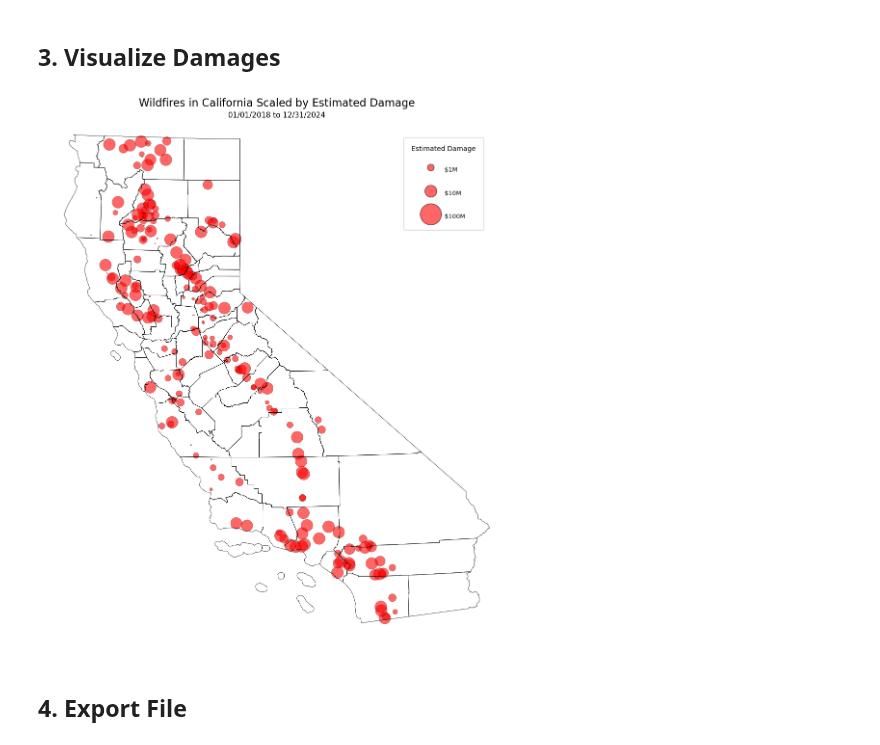
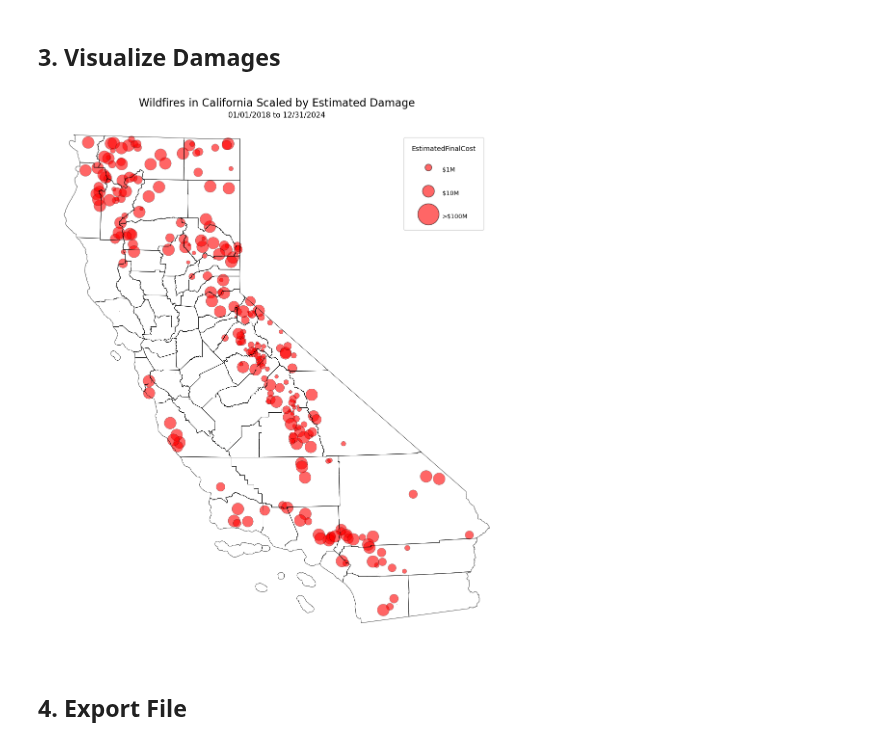
Before and after one commit to dustinlit/California-Wildfire-Ignition-ML-Modeling, a Jupyter notebook: Version2/01_Fire_Damage_Processing.ipynb, the cells around one changed output. Drawn from its saved outputs; the diff is of its cells as text; code cells hidden in the pictures.

```diff
--- a/Version2/01_Fire_Damage_Processing.ipynb
+++ b/Version2/01_Fire_Damage_Processing.ipynb
@@ -421,0 +152,4 @@ plt.tight_layout()
+# %%
+clean_fires['EstimatedFinalCost'] = clean_fires['EstimatedFinalCost'].fillna(0)
+# %%
+clean_fires['FireOutDateTime'] = clean_fires['FireOutDateTime'].fillna(clean_fires['Date'])
@@ -421,0 +172,2 @@ plt.tight_layout()
+# %%
+clean_fires = clean_fires[clean_fires['EstimatedFinalCost'] > 0]
@@ -425,8 +193,8 @@ plt.tight_layout()
 counties_gdf = gpd.read_file('../data/raw/CA_Counties.shp').to_crs(epsg=4326)
 # %%
 fire_gdf = gpd.GeoDataFrame(
-    fire_damages,
-    geometry=gpd.points_from_xy(fire_damages['Lon'], fire_damages['Lat']),
+    clean_fires,
+    geometry=gpd.points_from_xy(clean_fires['Fire_Longitude'], clean_fires['Fire_Latitude']),
     crs='EPSG:4326'
 )
 # %%
@@ -445,6 +213,6 @@ weights = fire_clipped['Estimated Damage'].clip(upper=1e7)  # Optional: cap very
 # %%
 # Clean damage values (optional: clip large outliers for better scaling)
-damage = fire_proj['Estimated Damage'].clip(upper=1e7)
+damage = fire_proj['EstimatedFinalCost'].clip(upper=1e7)
 
 # Scale circle sizes
 circle_sizes = np.sqrt(damage) / 10 # Square root to reduce skew, adjust divisor to taste
@@ -470,39 +238,39 @@ legend_values = [1e6, 1e7, 1e8]  # Reference damages
 legend_sizes = [np.sqrt(v) / 10 for v in legend_values]
 
 # Create dummy points for the legend
-for size, label in zip(legend_sizes, ['$1M', '$10M', '$100M']):
+for size, label in zip(legend_sizes, ['$1M', '$10M', '>$100M']):
     ax.scatter([], [], s=size, color='red', alpha=0.6, edgecolor='black', label=label)
 
 # Apply vertical spacing and style
 ax.legend(
-    title='Estimated Damage',
+    title='EstimatedFinalCost',
     loc='upper right',
     frameon=True,
     labelspacing=2.0,      # vertical spacing between labels
     handleheight=2.5,
     handlelength=3.0,  # increases size of blank marker handles
     borderpad=1.3,         # space between legend border and content
     borderaxespad=4.5,     # space between legend and axes
     title_fontsize=10,
     fontsize=9
 )
 
 
 # Add title and formatting
 ax.set_title("Wildfires in California Scaled by Estimated Damage", fontsize=16)
 ax.text(
     0.5, .987,  # X and Y position in axis coordinates (centered)
     "01/01/2018 to 12/31/2024",
     transform=ax.transAxes,
     ha='center',
     fontsize=11
 )
 ax.axis('off')
 plt.tight_layout()
 plt.savefig("../plots/fire_damage_circles.png", dpi=300)
 plt.show()
 # %% [output]
-[figure, old version]
+[figure, new version]
 # %% [markdown]
 ## 4. Export File
 # %%
```
Also changed, not shown: parts of 52 cells of this notebook, 6 other files.
